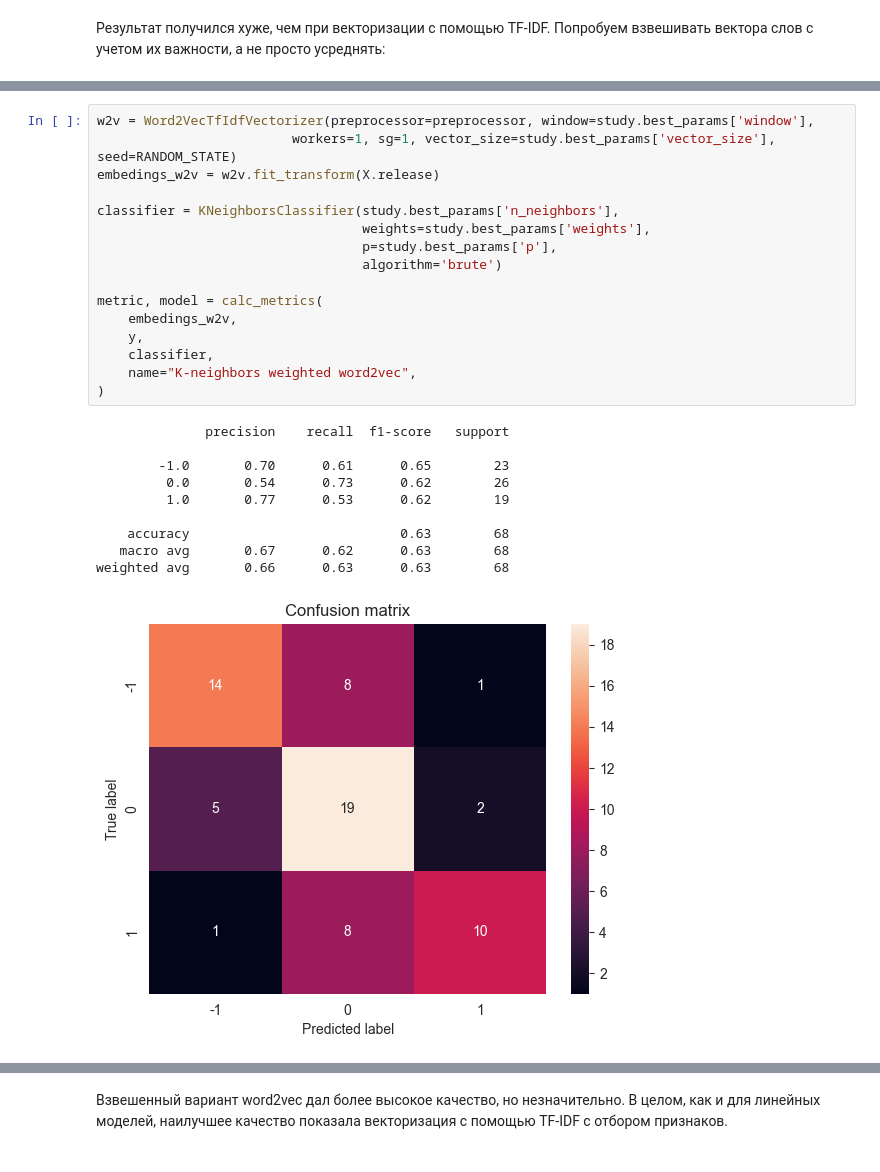
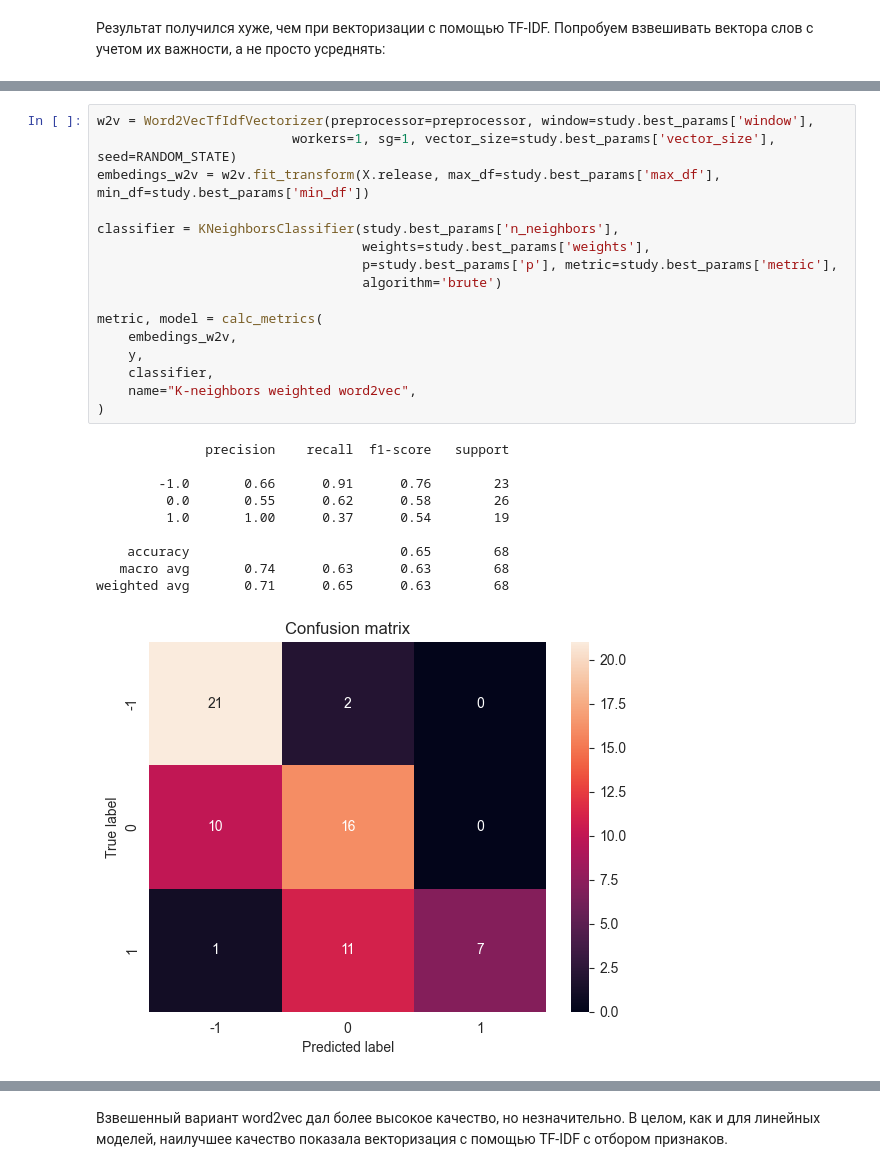
Before and after one commit to ai24-team-15/cbr-press-release-classifier, a Jupyter notebook: ml/non_linear_models/k_neighbors.ipynb, the cells around one changed output, grey strips where cells are left out. Cells and saved outputs as stored; diff of their text form.

Commit message:
k-neighbors: add more parameters

```diff
--- a/ml/non_linear_models/k_neighbors.ipynb
+++ b/ml/non_linear_models/k_neighbors.ipynb
@@ -306,30 +331,30 @@ study.best_params
 # %%
 w2v = Word2VecTfIdfVectorizer(preprocessor=preprocessor, window=study.best_params['window'],
                          workers=1, sg=1, vector_size=study.best_params['vector_size'], seed=RANDOM_STATE)
-embedings_w2v = w2v.fit_transform(X.release)
+embedings_w2v = w2v.fit_transform(X.release, max_df=study.best_params['max_df'], min_df=study.best_params['min_df'])
 
 classifier = KNeighborsClassifier(study.best_params['n_neighbors'],
                                   weights=study.best_params['weights'],
-                                  p=study.best_params['p'],
+                                  p=study.best_params['p'], metric=study.best_params['metric'],
                                   algorithm='brute')
 
 metric, model = calc_metrics(
     embedings_w2v,
     y,
     classifier,
     name="K-neighbors weighted word2vec",
 )
 # %% [output]
               precision    recall  f1-score   support
 
-        -1.0       0.70      0.61      0.65        23
-         0.0       0.54      0.73      0.62        26
-         1.0       0.77      0.53      0.62        19
+        -1.0       0.66      0.91      0.76        23
+         0.0       0.55      0.62      0.58        26
+         1.0       1.00      0.37      0.54        19
 
-    accuracy                           0.63        68
-   macro avg       0.67      0.62      0.63        68
-weighted avg       0.66      0.63      0.63        68
+    accuracy                           0.65        68
+   macro avg       0.74      0.63      0.63        68
+weighted avg       0.71      0.65      0.63        68
-[figure, old version]
+[figure, new version]
 # %%
 metrics = pd.concat([metrics, metric], axis=0)
 metrics
```
Also changed, not shown: parts of 11 cells of this notebook.
